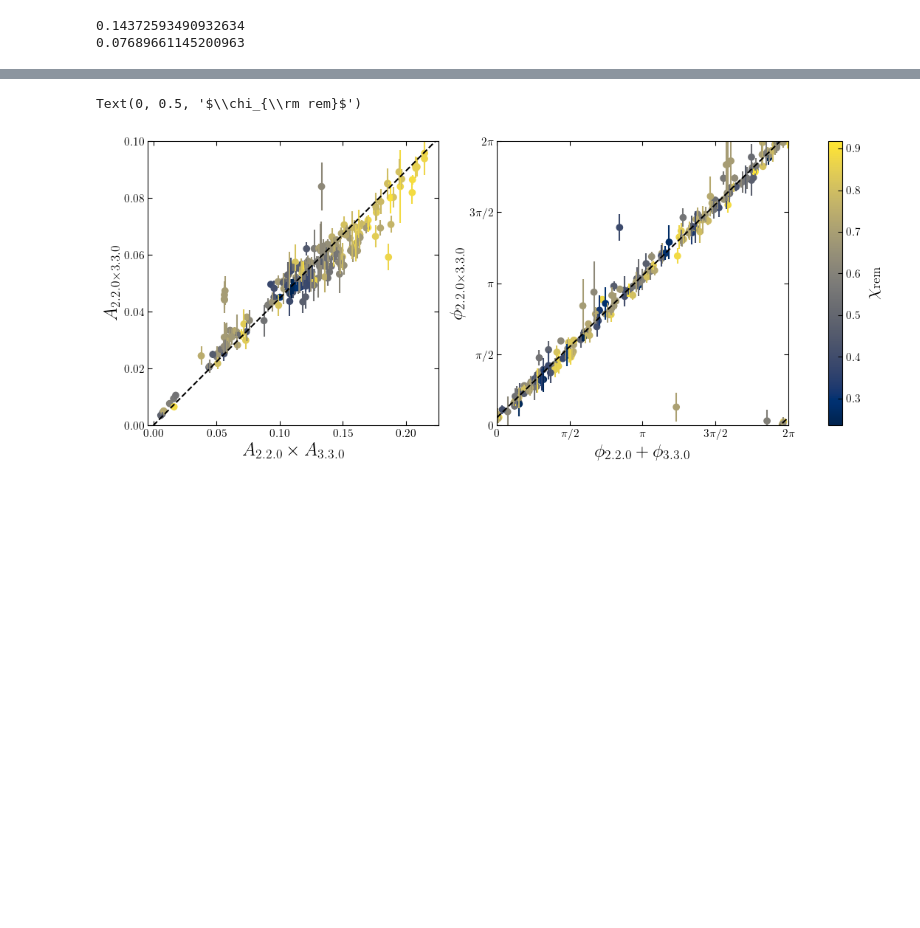
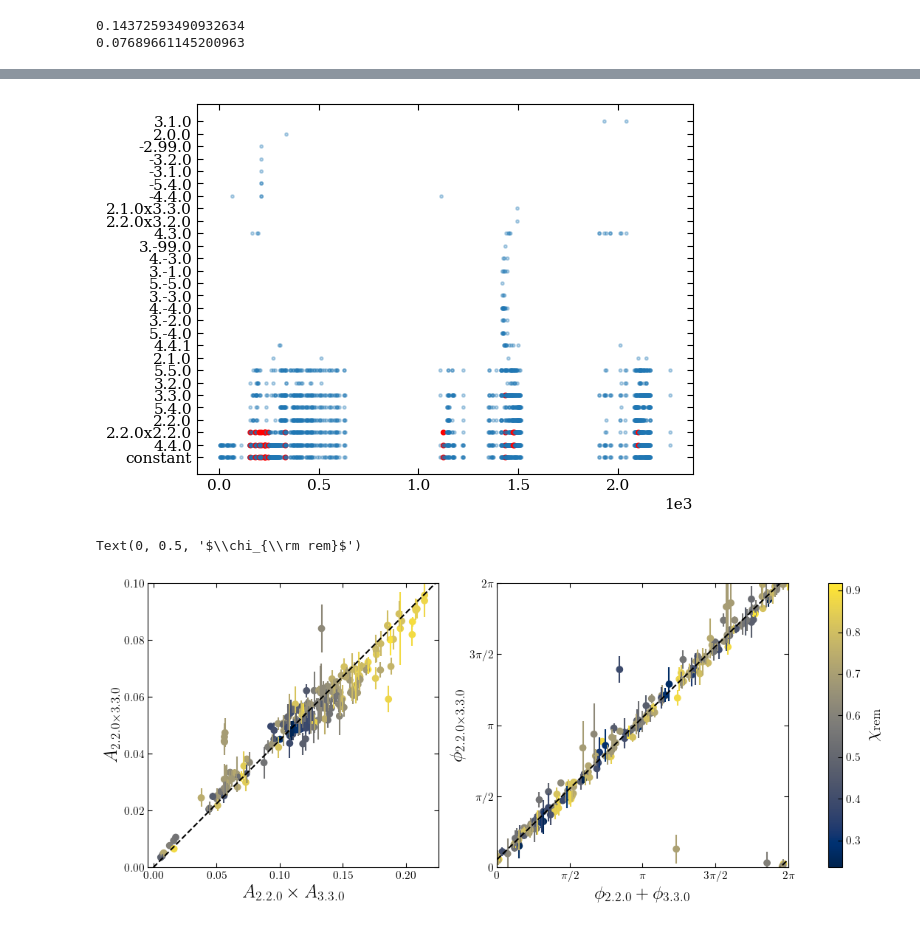
Before and after one commit to mhycheung/jaxqualin, a Jupyter notebook: notebooks/plotting/quad_fig.ipynb, the cells around one changed output, grey strips where cells are left out. Drawn from its saved outputs; the diff is of its cells as text; code cells hidden in the pictures; blank space fills up the shorter version.

```diff
--- a/notebooks/plotting/quad_fig.ipynb
+++ b/notebooks/plotting/quad_fig.ipynb
@@ -123,3 +133,7 @@ plt.savefig(f"../../plots/{runname}_{pro_lin_mode}_{pro_quad_mode}_ratio_eta_col
+# %%
+visualize_outliers_individual_modes(df, 4, 4, outlier_SXS_nums)
+# %% [output]
+[figure, added]
 # %%
 quad_l, quad_m = 5, 5
 lin_l_1, lin_m_1 = 2, 2
```
Also changed, not shown: parts of 6 cells of this notebook, 3 other files.
